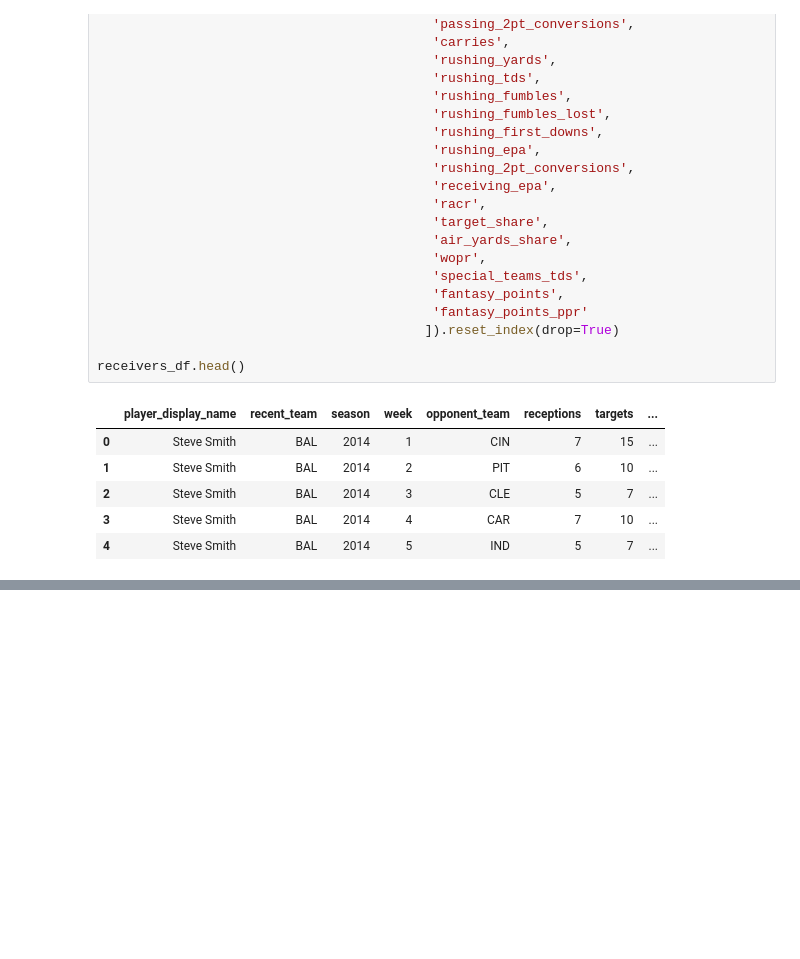
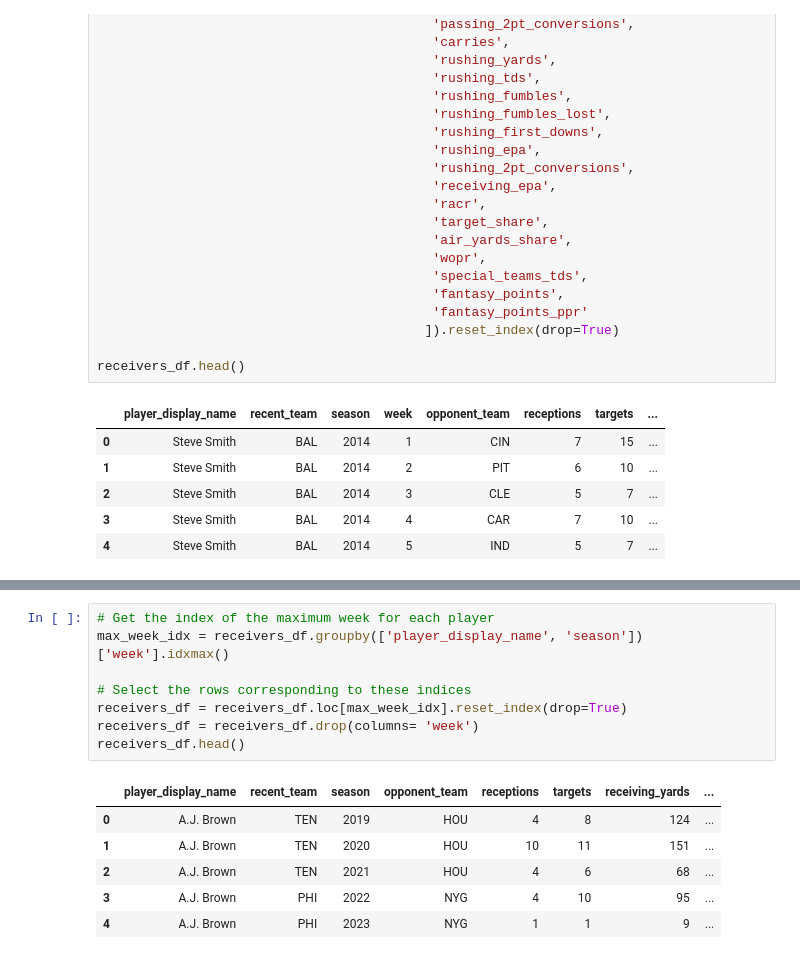
Before and after one commit to DBAfox/Team-USA-Football, a Jupyter notebook: NFL Dream Team.ipynb, the cells around one changed output, grey strips where cells are left out. Drawn from its saved outputs; the diff is of its cells as text; blank space fills up the shorter version.

```diff
--- a/NFL Dream Team.ipynb
+++ b/NFL Dream Team.ipynb
@@ -773,0 +709,15 @@ Test MAE: 10.90898609161377
+# %%
+# Get the index of the maximum week for each player
+max_week_idx = receivers_df.groupby(['player_display_name', 'season'])['week'].idxmax()
+
+# Select the rows corresponding to these indices
+receivers_df = receivers_df.loc[max_week_idx].reset_index(drop=True)
+receivers_df = receivers_df.drop(columns= 'week')
+receivers_df.head()
+# %% [output]
+|  | player_display_name | recent_team | season | opponent_team | receptions | targets | receiving_yards | ... |
+| 0 | A.J. Brown | TEN | 2019 | HOU | 4 | 8 | 124 | ... |
+| 1 | A.J. Brown | TEN | 2020 | HOU | 10 | 11 | 151 | ... |
+| 2 | A.J. Brown | TEN | 2021 | HOU | 4 | 6 | 68 | ... |
+| 3 | A.J. Brown | PHI | 2022 | NYG | 4 | 10 | 95 | ... |
+| 4 | A.J. Brown | PHI | 2023 | NYG | 1 | 1 | 9 | ... |
```
Also changed, not shown: parts of 87 cells of this notebook, 2 other files.
